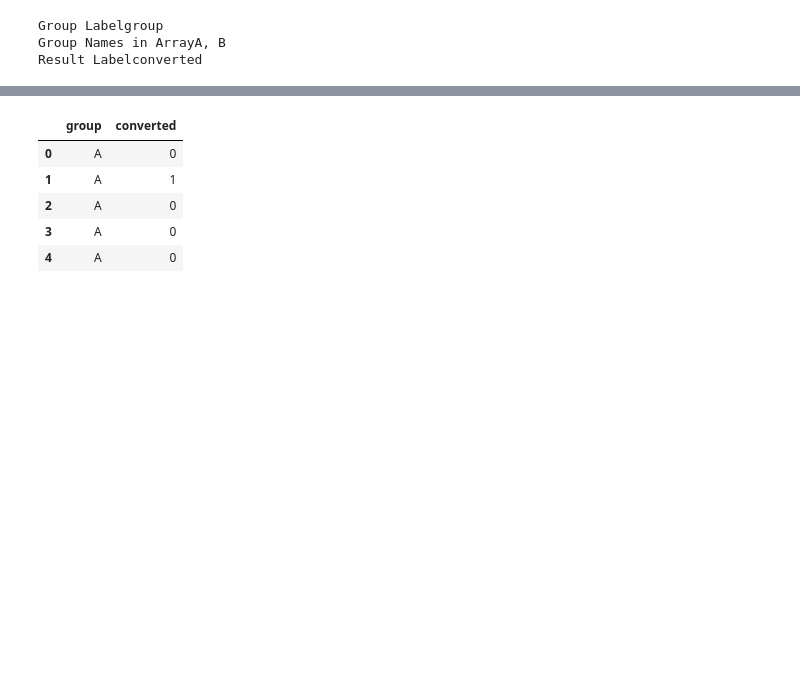
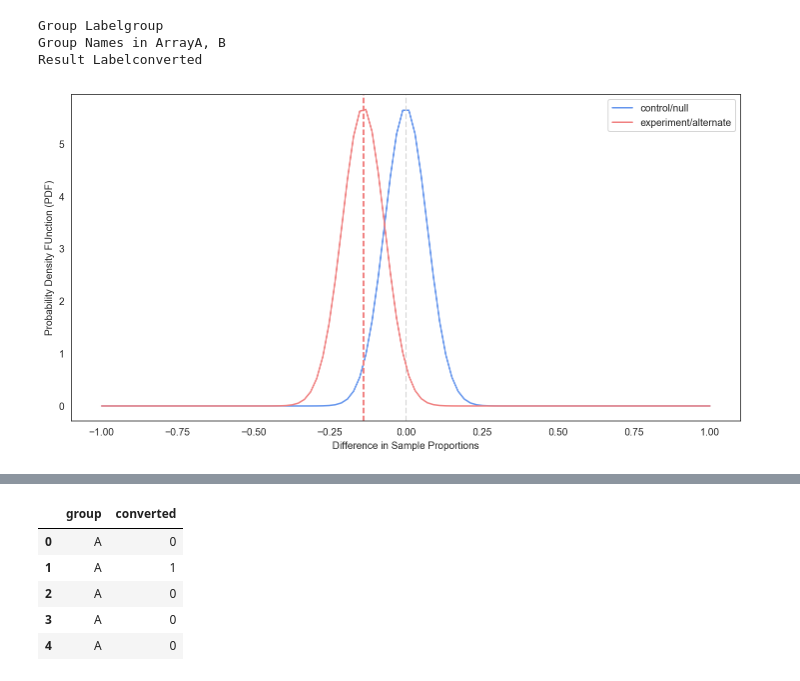
Before and after one commit to samanthansr/statistics-cookbook, a Jupyter notebook: statistics-cookbook.ipynb, the cells around one changed output, grey strips where cells are left out. Saved outputs shown, nothing was run; the diff lists cells and outputs as text; code cells hidden in the pictures; blank space fills up the shorter version.

```diff
--- a/statistics-cookbook.ipynb
+++ b/statistics-cookbook.ipynb
@@ -248,6 +248,7 @@ class ABTest:
 
         plt.xlabel('Sample Proportion')
         plt.ylabel('Probability Density Function (PDF)')
+        plt.legend();
 
 
     def plot_sampling_dist_of_difference(self):
@@ -270,6 +271,45 @@ class ABTest:
 
         plt.xlabel('Difference in Sample Proportions')
         plt.ylabel('Probability Density FUnction (PDF)')
+        plt.legend();
+
+    def plot_sampling_dist_of_difference_standardized(self, sig_level, alternative):
+
+        delta = self.p_B - self.p_A
+        pooled_proportion = (self.converted_A + self.converted_B) / (self.n_A + self.n_B)
+        std_error_pooled = np.sqrt(pooled_proportion * (1 - pooled_proportion) * (1/self.n_A + 1/self.n_B))
+
+        Z_value = (delta - 0) / std_error_pooled
+
+        if alternative == 'smaller':
+            critical_value = scs.norm(0, 1).ppf(sig_level)
+        elif alternative == 'larger':
+            critical_value = scs.norm(0, 1).ppf(1 - sig_level)
+        elif alternative == 'two-tailed':
+            critical_value = [scs.norm(0, 1).ppf(sig_level / 2), scs.norm(0, 1).ppf(1 - (sig_level / 2))]
+
+        fig, ax = plt.subplots(figsize=(12,6))
+
+        x = np.linspace(-4, 4, 100)
+
+        y_null = scs.norm(0, 1).pdf(x)
+        ax.plot(x, y_null, label='control/null', c='cornflowerblue')
+        ax.axvline(x=Z_value, linestyle='--', c='cornflowerblue')
+
+        if alternative == 'two-tailed':
+            ax.axvline(x=critical_value[0], linestyle = '--', c='black')
+            ax.axvline(x=critical_value[1], linestyle = '--', c='black')
+        else:
+            ax.axvline(x=critical_value, linestyle = '--', c='black')
+
+        y_alt = scs.norm(Z_value, 1).pdf(x)
+        ax.plot(x, y_alt, label='experiment/alternate', c='lightcoral', linestyle='--')
+
+        plt.xlabel('Z-value, relative to the NULL hypothesis')
+        plt.ylabel('Probability Density Function (PDF)')
+        plt.legend();
+
+
 
 
 
@@ -283,3 +323,7 @@ dummydata = ABTest(ab_data)
 Group Labelgroup
 Group Names in ArrayA, B
 Result Labelconverted
+# %%
+dummydata.plot_sampling_dist_of_difference()
+# %% [output]
+[figure, added]
```
Also changed, not shown: parts of 4 cells of this notebook.
